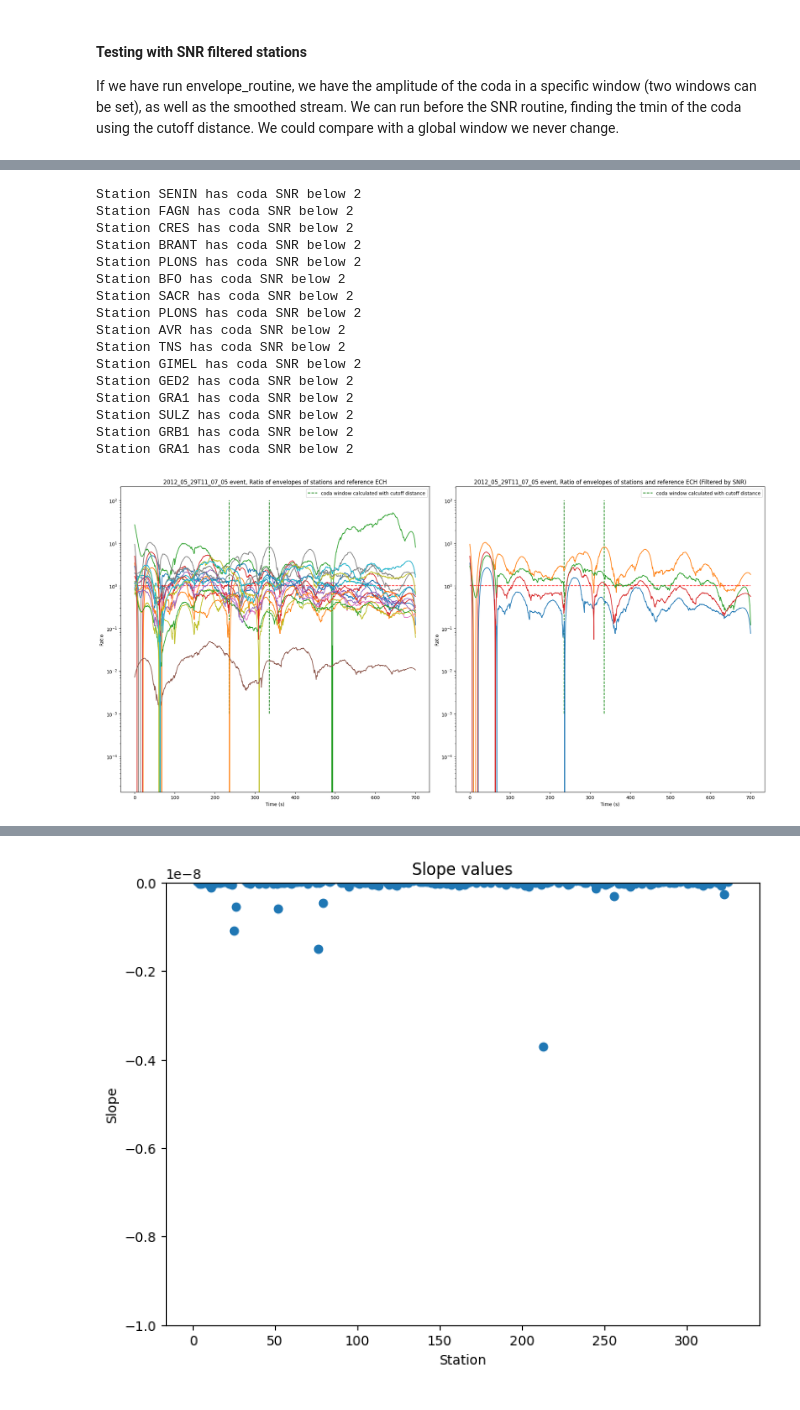
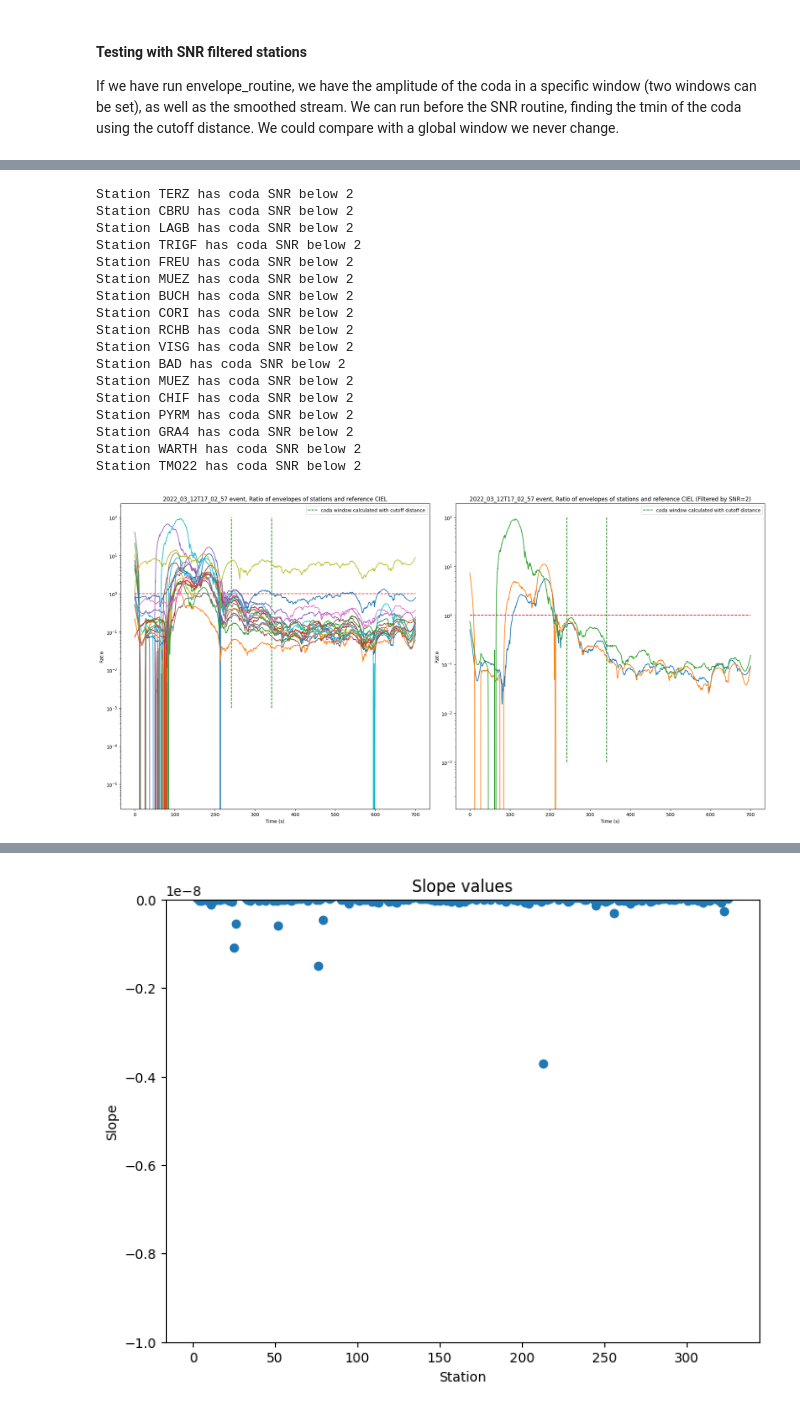
Before and after one commit to schreinerl/Lg_waves, a Jupyter notebook: site_effect_calculation.ipynb, the cells around one changed output, grey strips where cells are left out. Saved outputs shown, nothing was run; the diff lists cells and outputs as text; code cells hidden in the pictures.

```diff
--- a/site_effect_calculation.ipynb
+++ b/site_effect_calculation.ipynb
@@ -521,6 +508,6 @@ tset = smooth_plot_envelope(time_string, 50,st_envelope, method='cutoff distance
 # %%
 plt.figure(figsize=(10,10))
-n_traces = 25
+n_traces = 18
 testing = [(randint(1, len(st_envelope))) for i in range(n_traces)]
 for trace_idx in testing:
     trace = st_envelope[trace_idx]
@@ -666,7 +650,7 @@ Updated envelope350_470_coda440_460.csv with event '2012_12_30T23_35_02'.
 #### Testing with SNR filtered stations
 If we have run envelope_routine, we have the amplitude of the coda in a specific window (two windows can be set), as well as the smoothed stream. We can run before the SNR routine, finding the tmin of the coda using the cutoff distance. We could compare with a global window we never change.
 # %%
-snr_threshold = 2
+snr_threshold = 3.5
 eq_start = start
 stationref = "ECH"
 
@@ -741 +725,12 @@ coda window set from 407.7671160611901-507.7671160611901s based on S wave arriva
 plotting Lg_Coda amplitudes
+# %%
+valid = 0
+invalid = 0
+for i in range(len(filtered_stream)):
+    station = filtered_stream[i].stats.station
+    if envelopes_amps_S[station]['snr_coda'] > 2 and envelopes_amps_S[station]['snr_coda_end'] > 2:
+        valid += 1
+    else:
+        invalid += 1
+print(valid,"valid stations")
+print(invalid,"invalid stations")
@@ -747,5 +745,5 @@ plot_filtered_smoothed = smooth_plot_envelope(time_string, 50,filtered_stream,me
 # %%
-station = "ECH"
+station = "CIEL"
 plt.figure(figsize=(10,10))
 for i,tr in enumerate(filtered_stream):
     if tr.stats.station == station:
@@ -781,56 +776,57 @@ testing = [(randint(1, len(filtered_stream))) for i in range(20)]
 
 fig, axes = plt.subplots(1, 2, figsize=(20, 10))
 
-axes[0].set_title(f"{time_string} event, Ratio of envelopes of stations and reference ECH")
+axes[0].set_title(f"{time_string} event, Ratio of envelopes of stations and reference {station}")
 axes[0].set_xlabel('Time (s)')
 axes[0].set_ylabel('Ratio')
 axes[0].hlines(1, xmin=0, xmax=700, linestyles="--", colors='r')
 axes[0].vlines(tcoda_cutoff, ymax=1e2, ymin=1e-3, label='coda window calculated with cutoff distance', colors='g', linestyles='--')
 axes[0].vlines(tcoda_cutoff + 100, ymax=1e2, ymin=1e-3, colors='g', linestyles='--')
 
 for trace_idx in testing:
     trace = filtered_stream[trace_idx]
     axes[0].semilogy(np.arange(0, 700, 0.01), savgol_filter(np.divide(resample(trace.data, 70000), resample(st_envelope[idx_reference].data, 70000)), 5000, 3))
 
 axes[0].legend()
 
-axes[1].set_title(f"{time_string} event, Ratio of envelopes of stations and reference ECH (Filtered by SNR)")
+axes[1].set_title(f"{time_string} event, Ratio of envelopes of stations and reference {station} (Filtered by SNR=2)")
 axes[1].set_xlabel('Time (s)')
 axes[1].set_ylabel('Ratio')
 axes[1].hlines(1, xmin=0, xmax=700, linestyles="--", colors='r')
 axes[1].vlines(tcoda_cutoff, ymax=1e2, ymin=1e-3, label='coda window calculated with cutoff distance', colors='g', linestyles='--')
 axes[1].vlines(tcoda_cutoff + 100, ymax=1e2, ymin=1e-3, colors='g', linestyles='--')
 
 for trace_idx in testing:
     station = filtered_stream[trace_idx].stats.station
     if envelopes_amps_cutoff[station]['snr_coda'] > 2 and envelopes_amps_cutoff[station]['snr_coda_end'] > 2:
         trace = filtered_stream[trace_idx]
         axes[1].semilogy(np.arange(0, 700, 0.01), savgol_filter(np.divide(resample(trace.data, 70000), resample(st_envelope[idx_reference].data, 70000)), 5000, 3))
     else:
         print(f"Station {station} has coda SNR below 2")
 
 axes[1].legend()
 
 plt.tight_layout()
 plt.show()
 # %% [output]
-Station SENIN has coda SNR below 2
-Station FAGN has coda SNR below 2
-Station CRES has coda SNR below 2
-Station BRANT has coda SNR below 2
-Station PLONS has coda SNR below 2
-Station BFO has coda SNR below 2
-Station SACR has coda SNR below 2
-Station PLONS has coda SNR below 2
-Station AVR has coda SNR below 2
-Station TNS has coda SNR below 2
-Station GIMEL has coda SNR below 2
-Station GED2 has coda SNR below 2
-Station GRA1 has coda SNR below 2
-Station SULZ has coda SNR below 2
-Station GRB1 has coda SNR below 2
-Station GRA1 has coda SNR below 2
+Station TERZ has coda SNR below 2
+Station CBRU has coda SNR below 2
+Station LAGB has coda SNR below 2
+Station TRIGF has coda SNR below 2
+Station FREU has coda SNR below 2
+Station MUEZ has coda SNR below 2
+Station BUCH has coda SNR below 2
+Station CORI has coda SNR below 2
+Station RCHB has coda SNR below 2
+Station VISG has coda SNR below 2
+Station BAD has coda SNR below 2
+Station MUEZ has coda SNR below 2
+Station CHIF has coda SNR below 2
+Station PYRM has coda SNR below 2
+Station GRA4 has coda SNR below 2
+Station WARTH has coda SNR below 2
+Station TMO22 has coda SNR below 2
-[figure, old version]
+[figure, new version]
 # %%
 testing = [(randint(1, len(filtered_stream))) for i in range(20)]
 
```
Also changed, not shown: parts of 21 cells of this notebook, 3 other files.
